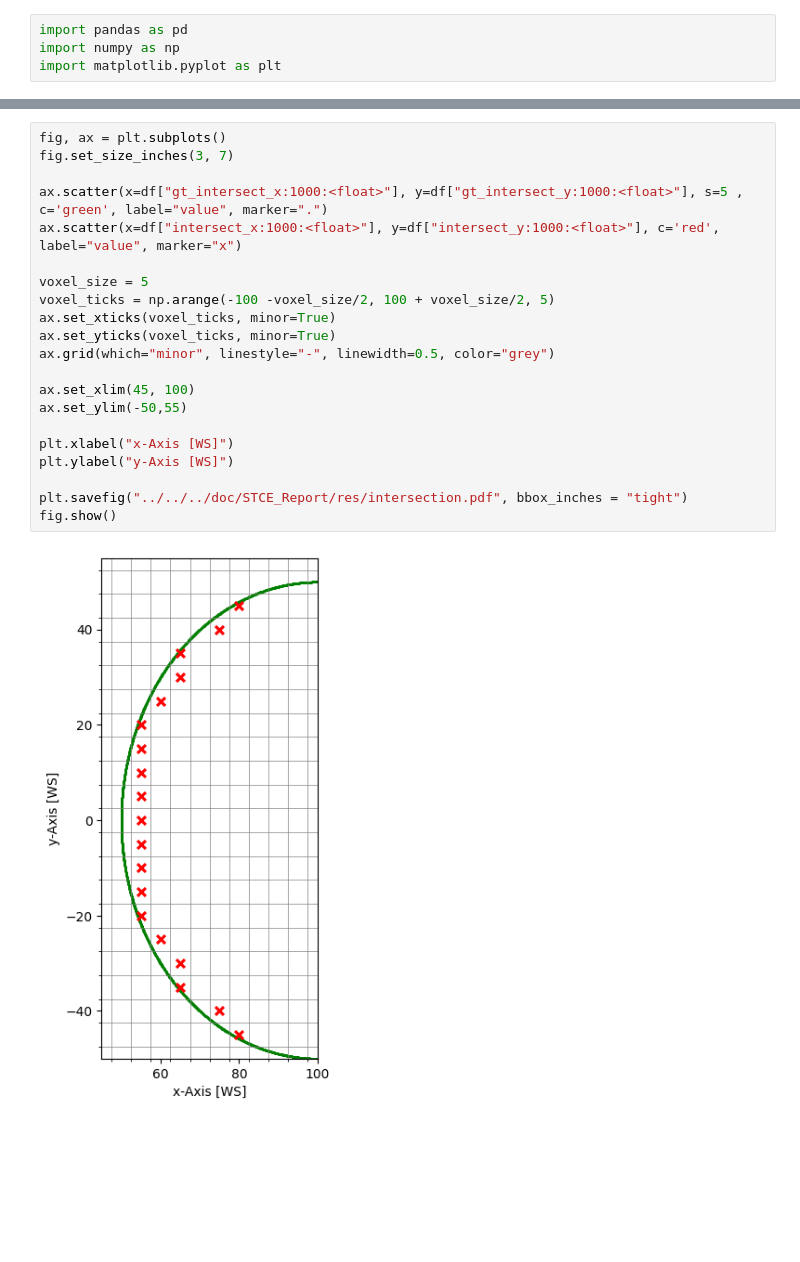
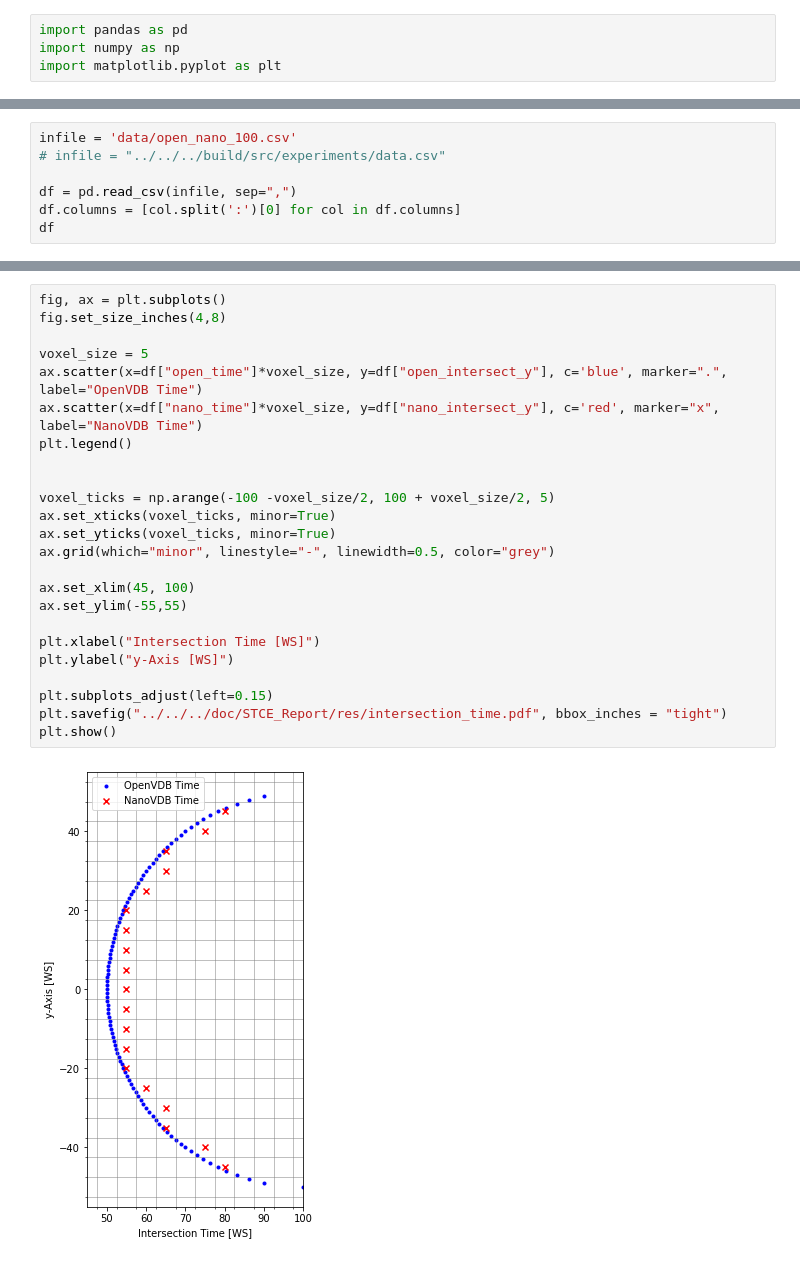
Before and after one commit to hitimr/Master-Thesis, a Jupyter notebook: src/experiments/precision/analysis.ipynb, the cells around one changed output, grey strips where cells are left out. Drawn from its saved outputs; the diff is of its cells as text; blank space fills up the shorter version.

Commit message:
added openvdb to precision experiment

```diff
--- a/src/experiments/precision/analysis.ipynb
+++ b/src/experiments/precision/analysis.ipynb
@@ -21,0 +5,7 @@ df
+# %%
+infile = 'data/open_nano_100.csv'
+# infile = "../../../build/src/experiments/data.csv"
+
+df = pd.read_csv(infile, sep=",")
+df.columns = [col.split(':')[0] for col in df.columns]
+df
@@ -22,25 +59,28 @@ df
 # %%
 fig, ax = plt.subplots()
-fig.set_size_inches(3, 7)
-
-ax.scatter(x=df["gt_intersect_x:1000:<float>"], y=df["gt_intersect_y:1000:<float>"], s=5 , c='green', label="value", marker=".")
-ax.scatter(x=df["intersect_x:1000:<float>"], y=df["intersect_y:1000:<float>"], c='red', label="value", marker="x")
+fig.set_size_inches(4,8)
 
 voxel_size = 5
+ax.scatter(x=df["open_time"]*voxel_size, y=df["open_intersect_y"], c='blue', marker=".", label="OpenVDB Time")
+ax.scatter(x=df["nano_time"]*voxel_size, y=df["nano_intersect_y"], c='red', marker="x", label="NanoVDB Time")
+plt.legend()
+
+
 voxel_ticks = np.arange(-100 -voxel_size/2, 100 + voxel_size/2, 5)
 ax.set_xticks(voxel_ticks, minor=True)
 ax.set_yticks(voxel_ticks, minor=True)
 ax.grid(which="minor", linestyle="-", linewidth=0.5, color="grey")
 
 ax.set_xlim(45, 100)
-ax.set_ylim(-50,55)
+ax.set_ylim(-55,55)
 
-plt.xlabel("x-Axis [WS]")
+plt.xlabel("Intersection Time [WS]")
 plt.ylabel("y-Axis [WS]")
 
-plt.savefig("../../../doc/STCE_Report/res/intersection.pdf", bbox_inches = "tight")
-fig.show()
+plt.subplots_adjust(left=0.15)
+plt.savefig("../../../doc/STCE_Report/res/intersection_time.pdf", bbox_inches = "tight")
+plt.show()
 # %% [output]
-[figure, old version]
+[figure, new version]
 # %%
 fig, ax = plt.subplots()
```
Also changed, not shown: parts of 6 cells of this notebook, 4 other files.
